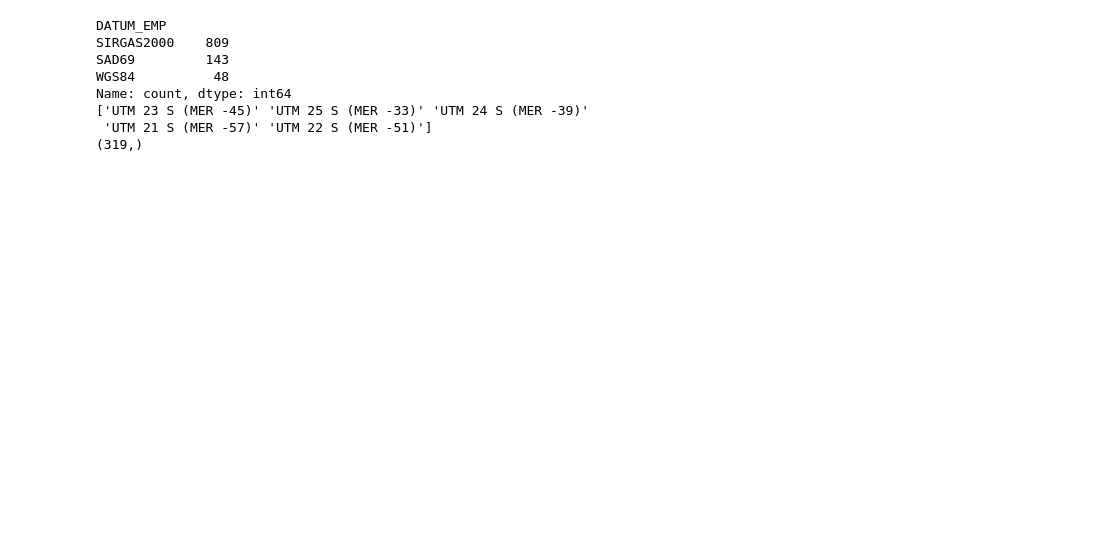
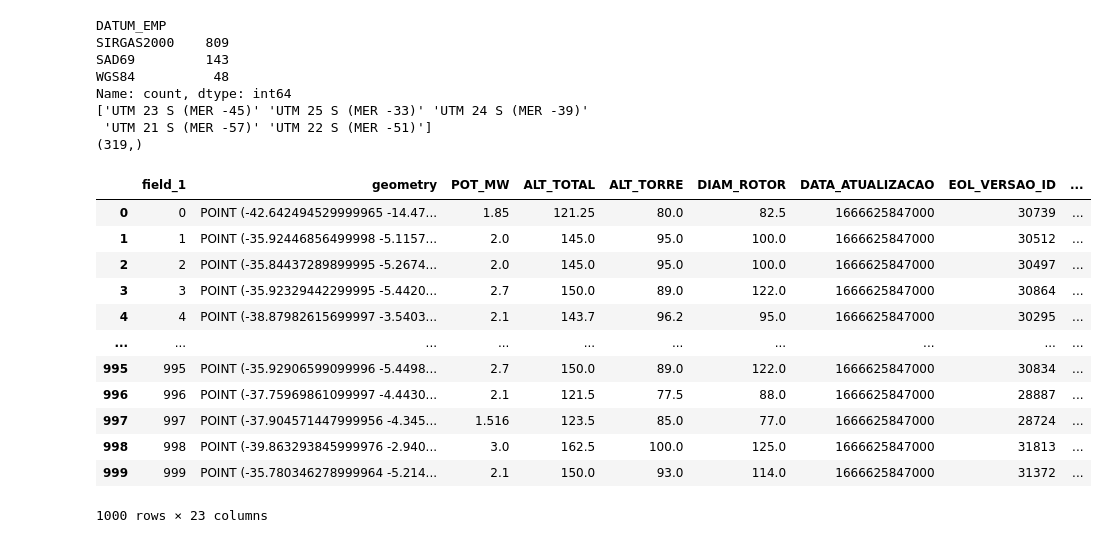
Before and after one commit to mariofilho281/case_cdv, a Jupyter notebook: main.ipynb, the cells around one changed output. Saved outputs shown, nothing was run; the diff lists cells and outputs as text; code cells hidden in the pictures; blank space fills up the shorter version.

```diff
--- a/main.ipynb
+++ b/main.ipynb
@@ -26,0 +88,17 @@ data.to_csv('./out.csv')
+# %%
+data = geopandas.read_file('out.csv')
+data
+# %% [output]
+|  | field_1 | geometry | POT_MW | ALT_TOTAL | ALT_TORRE | DIAM_ROTOR | DATA_ATUALIZACAO | EOL_VERSAO_ID | ... |
+| 0 | 0 | POINT (-42.642494529999965 -14.47... | 1.85 | 121.25 | 80.0 | 82.5 | 1666625847000 | 30739 | ... |
+| 1 | 1 | POINT (-35.92446856499998 -5.1157... | 2.0 | 145.0 | 95.0 | 100.0 | 1666625847000 | 30512 | ... |
+| 2 | 2 | POINT (-35.84437289899995 -5.2674... | 2.0 | 145.0 | 95.0 | 100.0 | 1666625847000 | 30497 | ... |
+| 3 | 3 | POINT (-35.92329442299995 -5.4420... | 2.7 | 150.0 | 89.0 | 122.0 | 1666625847000 | 30864 | ... |
+| 4 | 4 | POINT (-38.87982615699997 -3.5403... | 2.1 | 143.7 | 96.2 | 95.0 | 1666625847000 | 30295 | ... |
+| ... | ... | ... | ... | ... | ... | ... | ... | ... | ... |
+| 995 | 995 | POINT (-35.92906599099996 -5.4498... | 2.7 | 150.0 | 89.0 | 122.0 | 1666625847000 | 30834 | ... |
+| 996 | 996 | POINT (-37.75969861099997 -4.4430... | 2.1 | 121.5 | 77.5 | 88.0 | 1666625847000 | 28887 | ... |
+| 997 | 997 | POINT (-37.904571447999956 -4.345... | 1.516 | 123.5 | 85.0 | 77.0 | 1666625847000 | 28724 | ... |
+| 998 | 998 | POINT (-39.863293845999976 -2.940... | 3.0 | 162.5 | 100.0 | 125.0 | 1666625847000 | 31813 | ... |
+| 999 | 999 | POINT (-35.780346278999964 -5.214... | 2.1 | 150.0 | 93.0 | 114.0 | 1666625847000 | 31372 | ... |
+1000 rows × 23 columns
```
Also changed, not shown: parts of 20 cells of this notebook, 2 other files.
